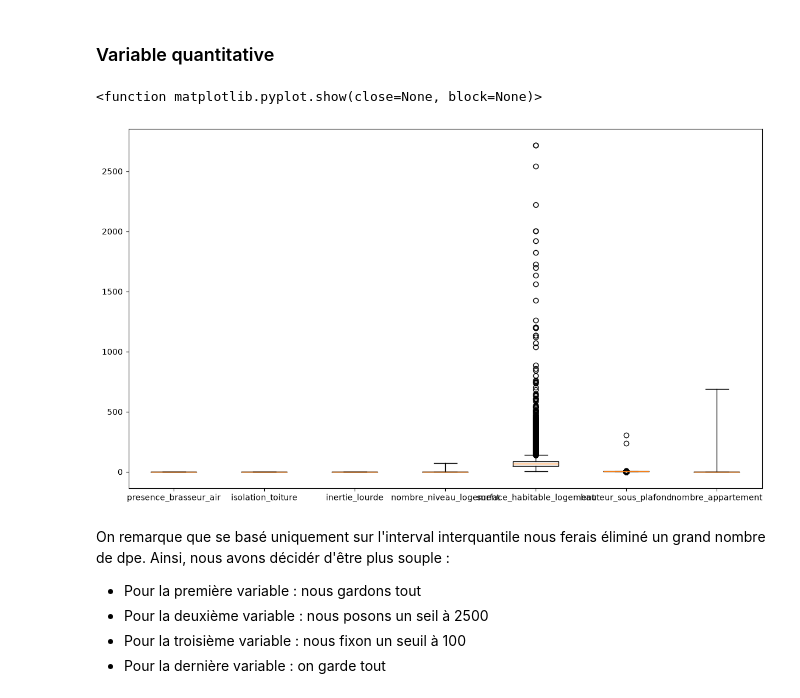
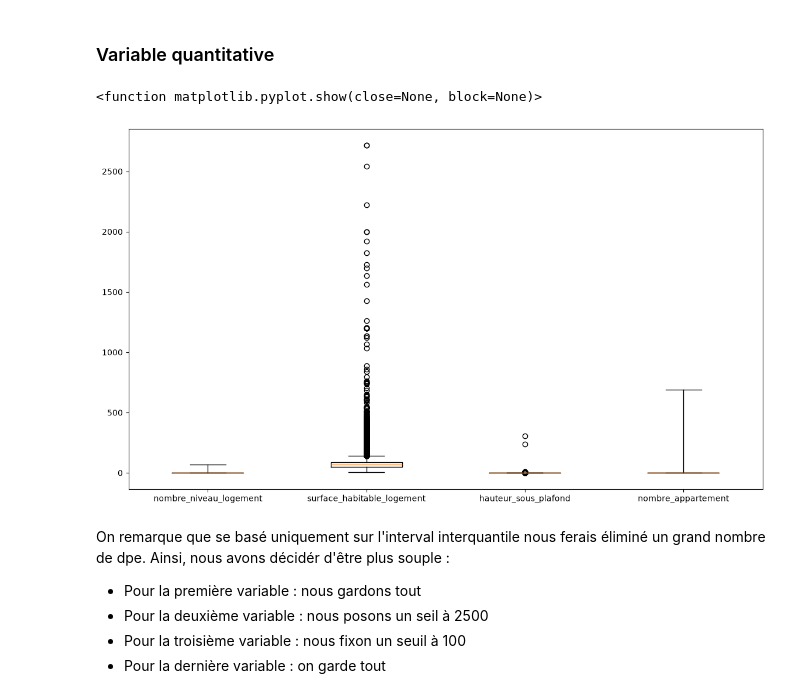
Before and after one commit to Nijiiiiiii/Prediction-DPE-enedis, a Jupyter notebook: Notebooks/ImportationExplorationDonnee.ipynb, the cells around one changed output. Cells and saved outputs as stored; diff of their text form; code cells hidden in the pictures.

```diff
--- a/Notebooks/ImportationExplorationDonnee.ipynb
+++ b/Notebooks/ImportationExplorationDonnee.ipynb
@@ -613,18 +607,18 @@ Name: proportion, dtype: float64
 # %%
 import matplotlib.pyplot as plt
 
 from matplotlib.pyplot import boxplot
 
 plt.figure(figsize=(14, 8))
 
-boxplot(df.select_dtypes(exclude="str"),
-        tick_labels=df.select_dtypes(exclude="str").columns,
+boxplot(df.select_dtypes(exclude=["str","bool"]),
+        tick_labels=df.select_dtypes(exclude=["str","bool"]).columns,
         autorange = True)
 
 plt.show
 # %% [output]
 <function matplotlib.pyplot.show(close=None, block=None)>
-[figure, old version]
+[figure, new version]
 # %% [markdown]
 On remarque que se basé uniquement sur l'interval interquantile nous ferais éliminé un grand nombre de dpe.
 Ainsi, nous avons décidér d'être plus souple :
```
Also changed, not shown: parts of 8 cells of this notebook, 8 other files.
